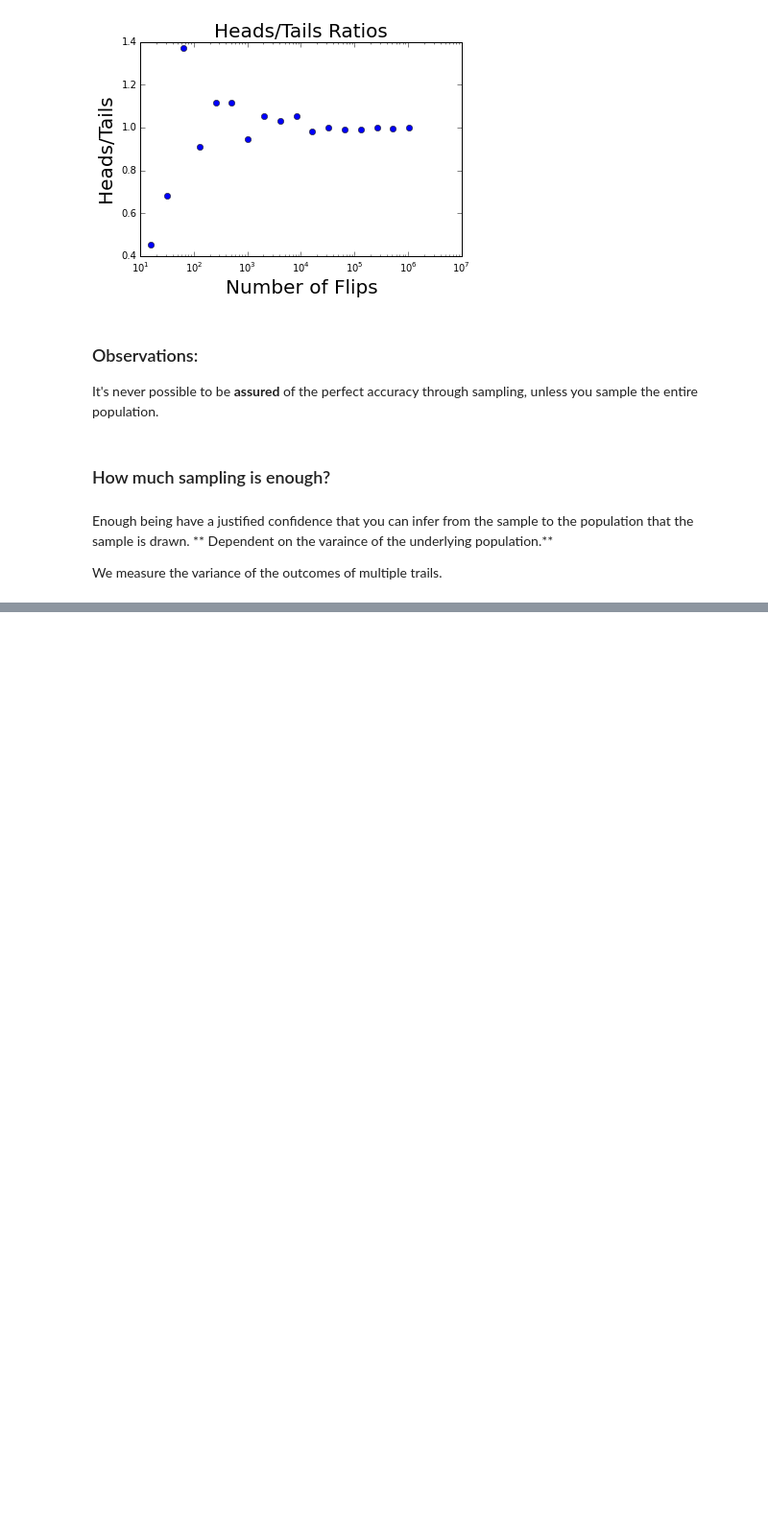
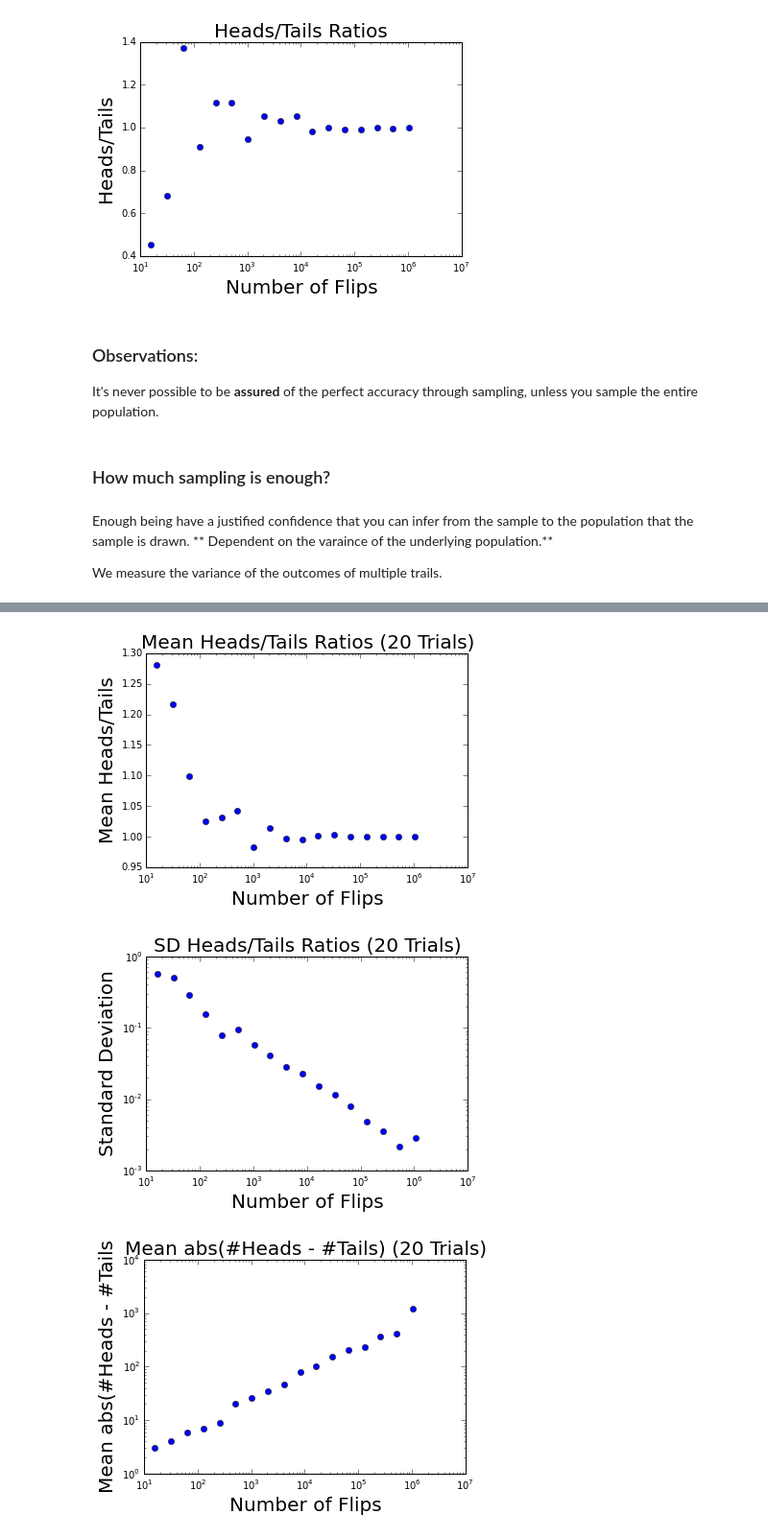
Before and after one commit to AaronRanAn/MIT_Computational_Thinking_and_Data_Science, a Jupyter notebook: Week 2/Week 2_Lec Note.ipynb, the cells around one changed output, grey strips where cells are left out. Shown at 96% size. Cells and saved outputs as stored; diff of their text form; code cells hidden in the pictures; blank space fills up the shorter version.

```diff
--- a/Week 2/Week 2_Lec Note.ipynb
+++ b/Week 2/Week 2_Lec Note.ipynb
@@ -330,0 +461,7 @@ We measure the variance of the outcomes of multiple trails.
+# %%
+flipPlot2(4, 20, 20)
+pylab.show()
+# %% [output]
+[figure, added]
+[figure, added]
+[figure, added]
```
Also changed, not shown: parts of 33 cells of this notebook.
